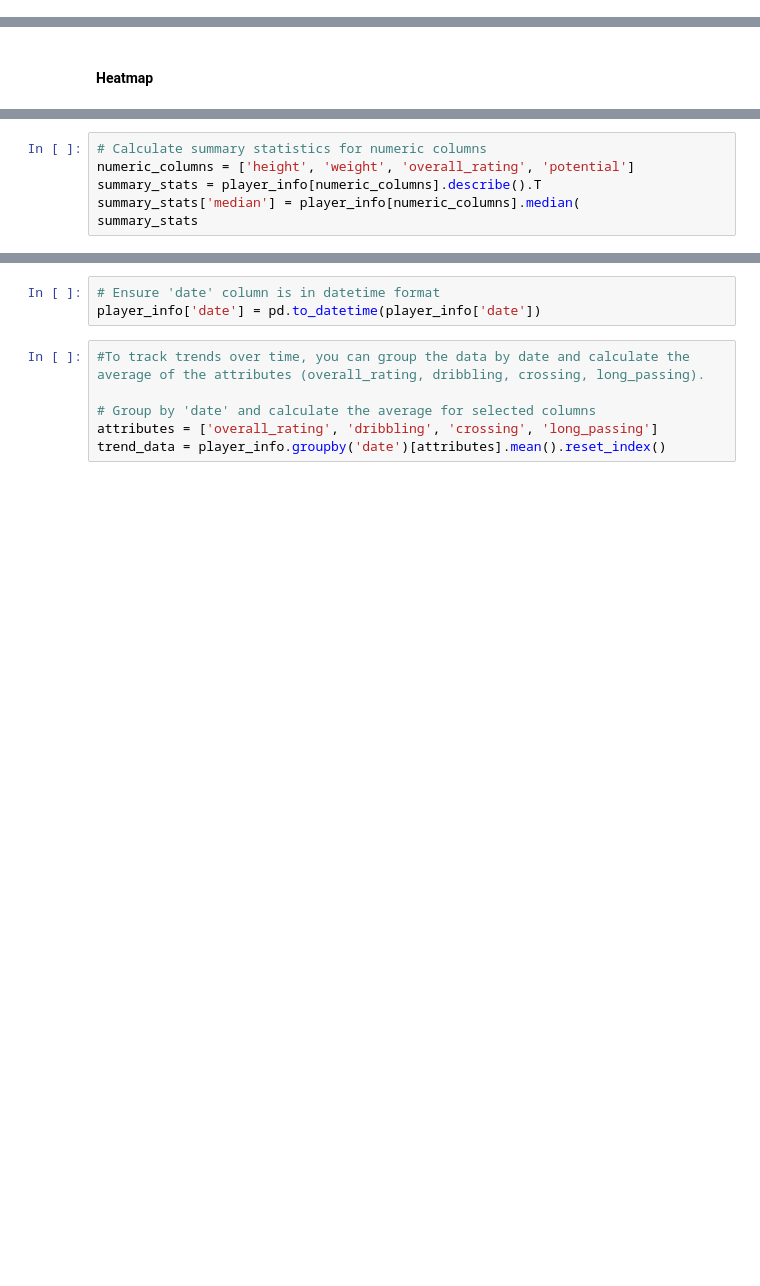
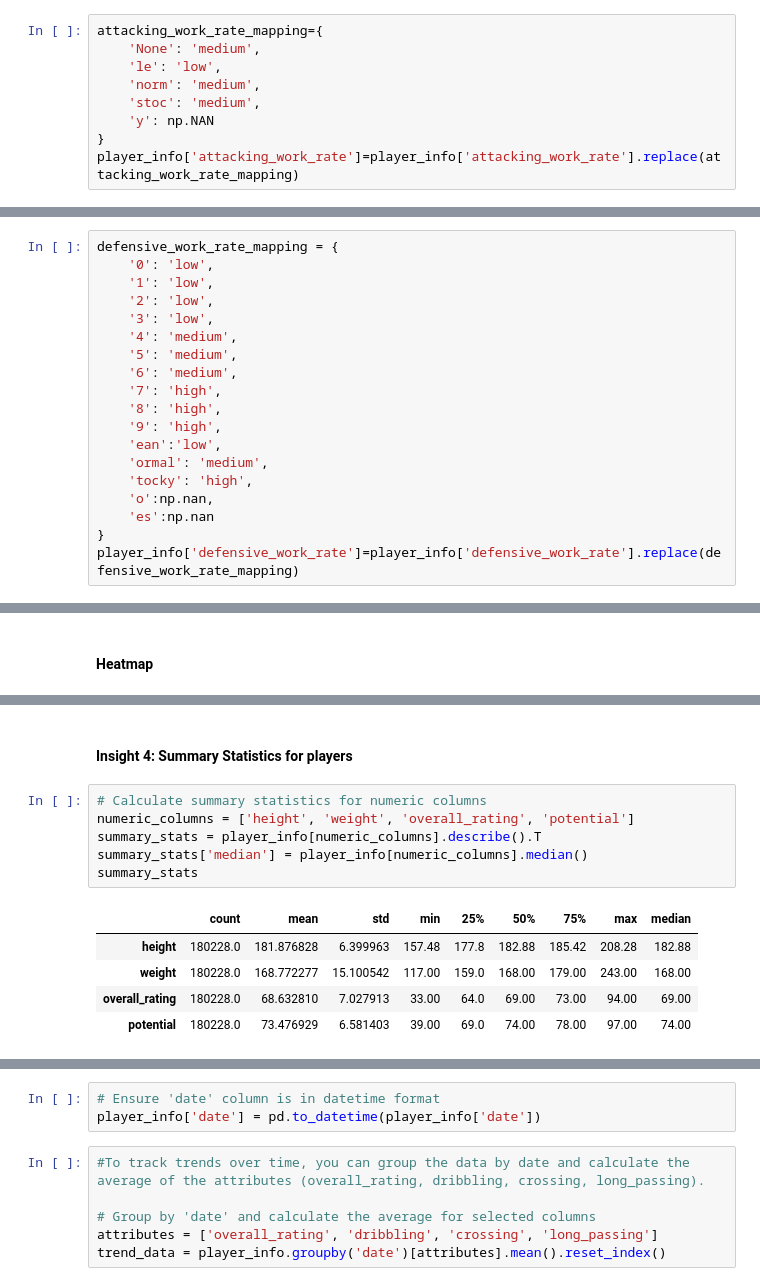
Before and after one commit to Daviedavie100/Investigating_dataset_project, a Jupyter notebook: Investigate_a_Dataset.ipynb, the cells around one changed output, grey strips where cells are left out. Drawn from its saved outputs; the diff is of its cells as text; blank space fills up the shorter version.

```diff
--- a/Investigate_a_Dataset.ipynb
+++ b/Investigate_a_Dataset.ipynb
@@ -245,0 +635,9 @@ I want to drop all rows with nan and duplicate rows
+# %%
+attacking_work_rate_mapping={
+    'None': 'medium',
+    'le': 'low',
+    'norm': 'medium',
+    'stoc': 'medium',
+    'y': np.NAN
+}
+player_info['attacking_work_rate']=player_info['attacking_work_rate'].replace(attacking_work_rate_mapping)
@@ -245,0 +653,19 @@ I want to drop all rows with nan and duplicate rows
+# %%
+defensive_work_rate_mapping = {
+    '0': 'low',
+    '1': 'low',
+    '2': 'low',
+    '3': 'low',
+    '4': 'medium',
+    '5': 'medium',
+    '6': 'medium',
+    '7': 'high',
+    '8': 'high',
+    '9': 'high',
+    'ean':'low',
+    'ormal': 'medium',
+    'tocky': 'high',
+    'o':np.nan,
+    'es':np.nan
+}
+player_info['defensive_work_rate']=player_info['defensive_work_rate'].replace(defensive_work_rate_mapping)
@@ -1104,9 +2249,17 @@ I want to filter and obtain the player who scored most of the penalties
+# %% [markdown]
+#### Insight 4: Summary Statistics for players
 # %%
 # Calculate summary statistics for numeric columns
 numeric_columns = ['height', 'weight', 'overall_rating', 'potential']
 summary_stats = player_info[numeric_columns].describe().T
-summary_stats['median'] = player_info[numeric_columns].median(
+summary_stats['median'] = player_info[numeric_columns].median()
 summary_stats
+# %% [output]
+|  | count | mean | std | min | 25% | 50% | 75% | max | median |
+| height | 180228.0 | 181.876828 | 6.399963 | 157.48 | 177.8 | 182.88 | 185.42 | 208.28 | 182.88 |
+| weight | 180228.0 | 168.772277 | 15.100542 | 117.00 | 159.0 | 168.00 | 179.00 | 243.00 | 168.00 |
+| overall_rating | 180228.0 | 68.632810 | 7.027913 | 33.00 | 64.0 | 69.00 | 73.00 | 94.00 | 69.00 |
+| potential | 180228.0 | 73.476929 | 6.581403 | 39.00 | 69.0 | 74.00 | 78.00 | 97.00 | 74.00 |
 # %%
 # Count the occurrences of each category in 'preferred_foot'
 foot_distribution = player_info['preferred_foot'].value_counts()
```
Also changed, not shown: parts of 121 cells of this notebook.
